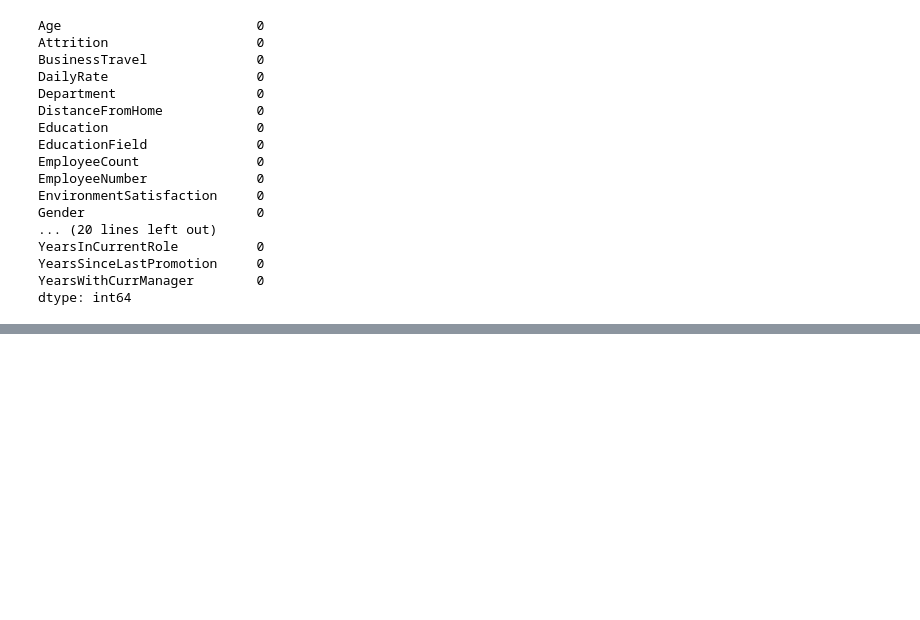
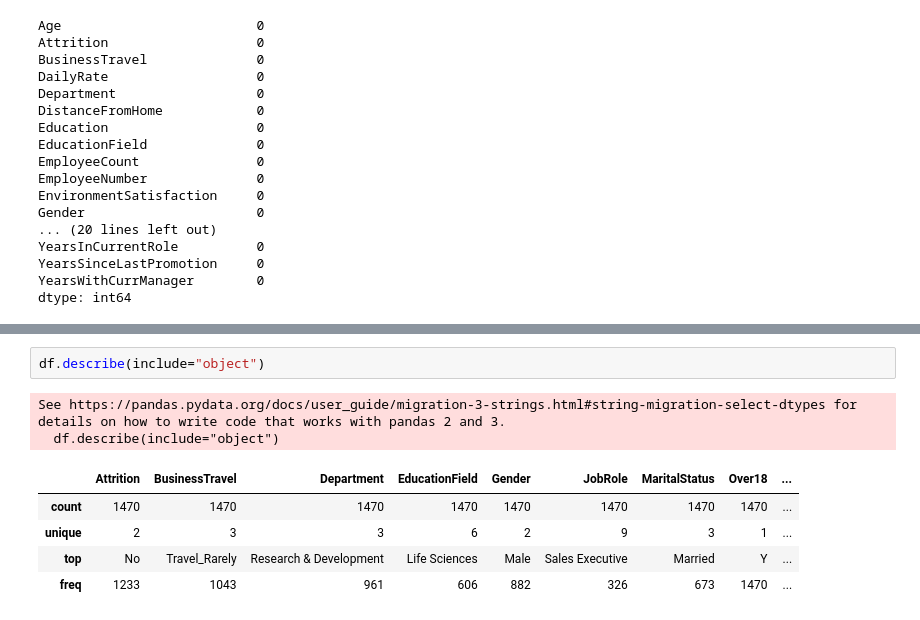
Before and after one commit to jakhongirkupalov/EMPLOYEE_ATTRITION_PROJECT, a Jupyter notebook: Notebook/EDA.ipynb, the cells around one changed output, grey strips where cells are left out. Saved outputs shown, nothing was run; the diff lists cells and outputs as text; blank space fills up the shorter version.

```diff
--- a/Notebook/EDA.ipynb
+++ b/Notebook/EDA.ipynb
@@ -56,0 +76,10 @@ dtype: int64
+# %%
+df.describe(include="object")
+# %% [output]
+See https://pandas.pydata.org/docs/user_guide/migration-3-strings.html#string-migration-select-dtypes for details on how to write code that works with pandas 2 and 3.
+  df.describe(include="object")
+|  | Attrition | BusinessTravel | Department | EducationField | Gender | JobRole | MaritalStatus | Over18 | ... |
+| count | 1470 | 1470 | 1470 | 1470 | 1470 | 1470 | 1470 | 1470 | ... |
+| unique | 2 | 3 | 3 | 6 | 2 | 9 | 3 | 1 | ... |
+| top | No | Travel_Rarely | Research & Development | Life Sciences | Male | Sales Executive | Married | Y | ... |
+| freq | 1233 | 1043 | 961 | 606 | 882 | 326 | 673 | 1470 | ... |
```
Also changed, not shown: parts of 4 cells of this notebook.
